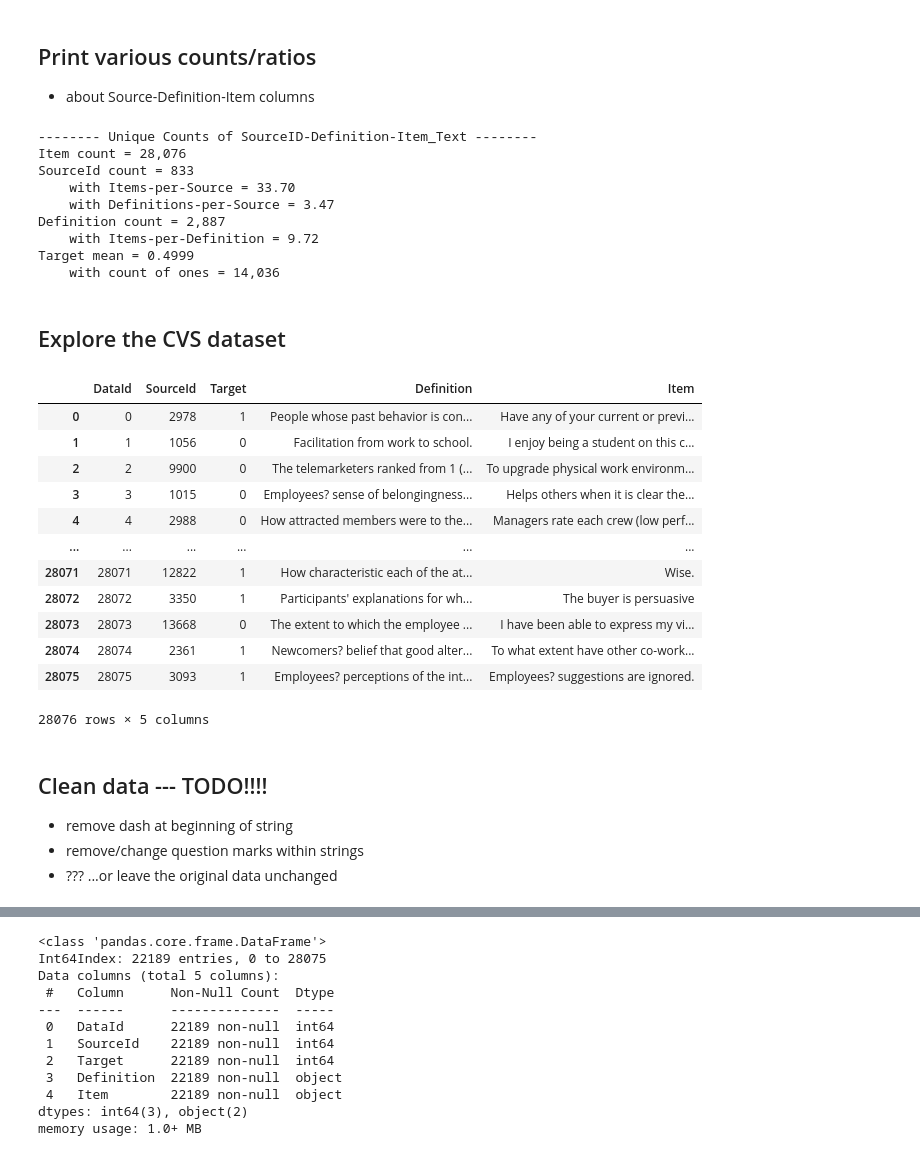
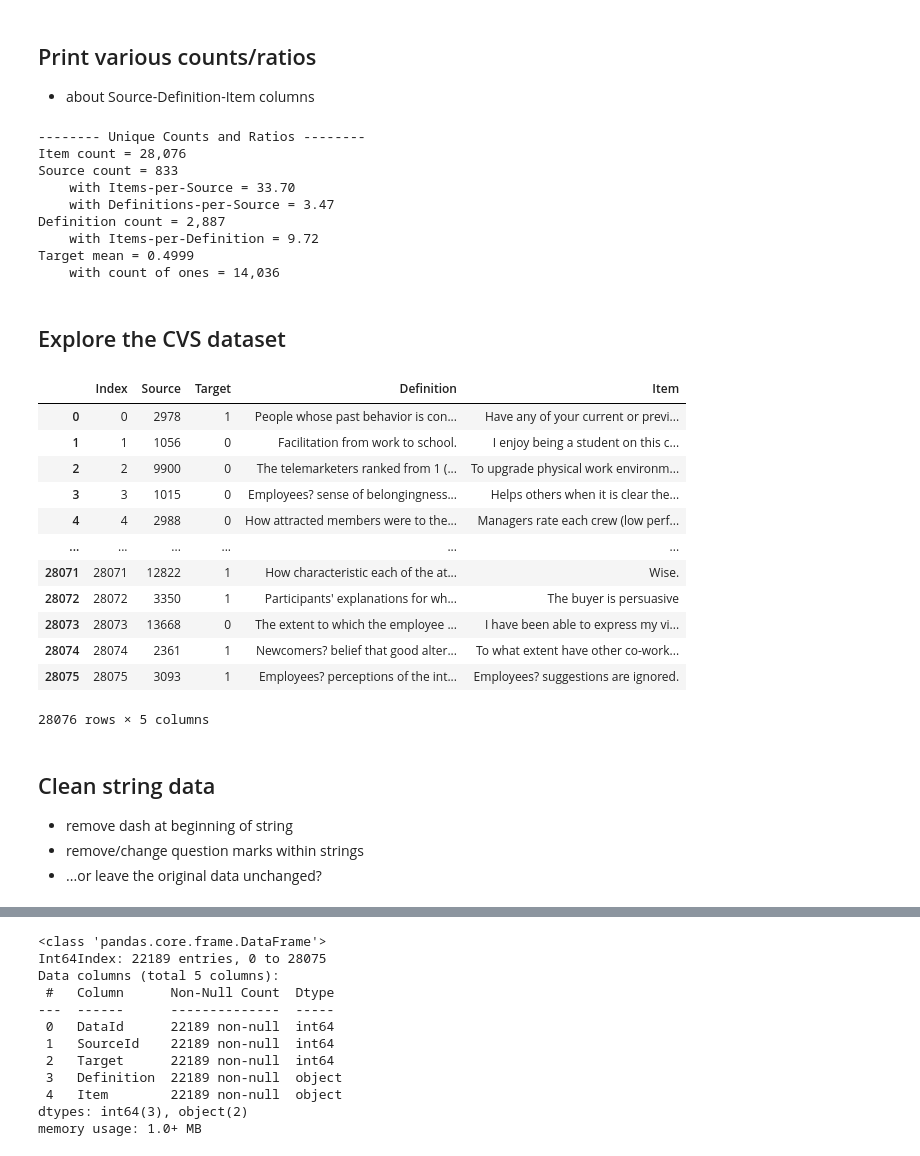
Before and after one commit to Hackathorn/CVA-SBERT, a Jupyter notebook: notebooks/CVA-using-SBERT-SetUp.ipynb, the cells around one changed output, grey strips where cells are left out. Cells and saved outputs as stored; diff of their text form; code cells hidden in the pictures.

```diff
--- a/notebooks/CVA-using-SBERT-SetUp.ipynb
+++ b/notebooks/CVA-using-SBERT-SetUp.ipynb
@@ -86,0 +63,26 @@ ParserError: ignored
+# %%
+# using clone repo data
+CVA_FileName = '/content/CVA-SBERT/data/CVA_Training_Data_Allv4_Richard.csv'
+CVA_df = pd.read_csv(CVA_FileName)
+
+###### TODO - explore direct URL to CVA data, thus avoiding repo cloning
+# data = pd.read_csv("https://github.com/Hackathorn/CVA-SBERT/blob/cc0df10ca1bb2a18f723cfc1f1e62ed79d368eee/data/CVA_Training_Data_Allv4_Richard.csv")
+###### gets following error...
+###### ParserError: Error tokenizing data. C error: Expected 1 fields in line 28, saw 367
+
+# data/CVA_Training_Data_Allv4_Richard.csv
+# https://github.com/Hackathorn/CVA-SBERT/blob/cc0df10ca1bb2a18f723cfc1f1e62ed79d368eee/data/CVA_Training_Data_Allv4_Richard.csv
+
+# print original df structure
+print("------- Orginal Structure ---------")
+print(CVA_df.info(verbose=True))
+
+# maintain lineage index to original lines in comma-delimited dataset
+CVA_df.insert(loc=0, column='Index', value=CVA_df.index)
+# OPTIONAL renaming for name consistency/simplication
+CVA_df.rename(columns = {"Item_Text":"Item"}, inplace = True)
+CVA_df.rename(columns = {"SourceId":"Source"}, inplace = True)
+
+# print final df structure
+print("------- Final Structure ---------")
+print(CVA_df.info(verbose=True))
@@ -89,22 +109,22 @@ ParserError: ignored
 
 - about Source-Definition-Item columns
 # %%
-ni = len(data)
-ns = data.SourceId.nunique()
-nd = data.Definition.nunique()
-print("-------- Unique Counts of SourceID-Definition-Item_Text --------")
+ni = len(CVA_df)
+ns = CVA_df.Source.nunique()
+nd = CVA_df.Definition.nunique()
+print("-------- Unique Counts and Ratios --------")
 print(f"Item count = {ni:,d}")
-print(f"SourceId count = {ns:,d} \n" +
-      f"    with Items-per-Source = {(len(data)/ns):.2f} \n" +
+print(f"Source count = {ns:,d} \n" +
+      f"    with Items-per-Source = {(len(CVA_df)/ns):.2f} \n" +
       f"    with Definitions-per-Source = {(nd/ns):.2f}")
 print(f"Definition count = {nd:,d} \n" +
-      f"    with Items-per-Definition = {(len(data)/nd):.2f}")
-print(f"Target mean = {data.Target.mean():.4f} \n" +
-      f"    with count of ones = {data.Target.sum():,d}")
+      f"    with Items-per-Definition = {(len(CVA_df)/nd):.2f}")
+print(f"Target mean = {CVA_df.Target.mean():.4f} \n" +
+      f"    with count of ones = {CVA_df.Target.sum():,d}")
 # %% [output]
--------- Unique Counts of SourceID-Definition-Item_Text --------
+-------- Unique Counts and Ratios --------
 Item count = 28,076
-SourceId count = 833
+Source count = 833
     with Items-per-Source = 33.70
     with Definitions-per-Source = 3.47
 Definition count = 2,887
@@ -114,9 +134,9 @@ Target mean = 0.4999
 # %% [markdown]
 ## Explore the CVS dataset
 # %%
-data        # NOTE: limited to 20K rows
+CVA_df        # NOTE: limited to 20K rows
 # %% [output]
-|  | DataId | SourceId | Target | Definition | Item |
+|  | Index | Source | Target | Definition | Item |
 | 0 | 0 | 2978 | 1 | People whose past behavior is con... | Have any of your current or previ... |
 | 1 | 1 | 1056 | 0 | Facilitation from work to school. | I enjoy being a student on this c... |
 | 2 | 2 | 9900 | 0 | The telemarketers ranked from 1 (... | To upgrade physical work environm... |
@@ -130,8 +150,8 @@ data        # NOTE: limited to 20K rows
 | 28075 | 28075 | 3093 | 1 | Employees? perceptions of the int... | Employees? suggestions are ignored. |
 28076 rows × 5 columns
 # %% [markdown]
-## Clean data --- TODO!!!!
+## Clean string data
 
 - remove dash at beginning of string
 - remove/change question marks within strings
-- ???   ...or leave the original data unchanged
+- ...or leave the original data unchanged?
```
Also changed, not shown: parts of 32 cells of this notebook.
